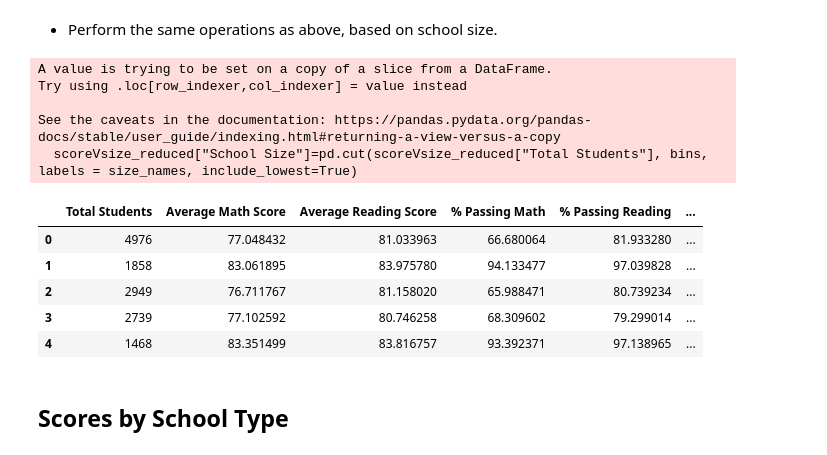
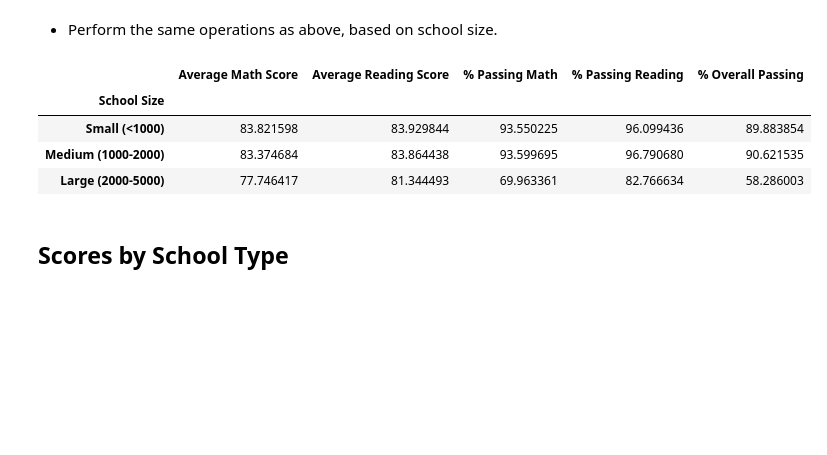
Before and after one commit to elsafig/pandas-challenge-repo, a Jupyter notebook: PyCitySchools/PyCitySchools.ipynb, the cells around one changed output. Saved outputs shown, nothing was run; the diff lists cells and outputs as text; code cells hidden in the pictures; blank space fills up the shorter version.

```diff
--- a/PyCitySchools/PyCitySchools.ipynb
+++ b/PyCitySchools/PyCitySchools.ipynb
@@ -386,7 +383,7 @@ read_grade_summary
   * Overall Passing Rate (Average of the above two)
 # %%
 #start with school_summary_df that has all the data needed, reduce columns just to ones needed for this portion
-scoreVspending_reduced = school_summary_df[["Per Student Budget","Average Math Score","Average Reading Score", "% Passing Math","% Passing Reading","% Overall Passing"]]
+#scoreVspending_reduced = school_summary_df[["Per Student Budget","Average Math Score","Average Reading Score", "% Passing Math","% Passing Reading","% Overall Passing"]]
 
 #bins are 0, 585,630,645,680
 bins = [0, 585, 630, 645, 680]
@@ -394,6 +391,22 @@ bins = [0, 585, 630, 645, 680]
 #Create names for the 4 bins
 spend_range = ["<$585","$585-630","$630-645","$645-680"]
 
+school_summary_df["Spending Ranges (Per Student)"]=pd.cut(school_summary_df["Per Student Budget"], bins, labels = spend_range)
+
+math_avg = school_summary_df.groupby(["Spending Ranges (Per Student)"]).mean()["Average Math Score"]
+read_avg = school_summary_df.groupby(["Spending Ranges (Per Student)"]).mean()["Average Reading Score"]
+perc_pass_math = school_summary_df.groupby(["Spending Ranges (Per Student)"]).mean()["% Passing Math"]
+perc_pass_read = school_summary_df.groupby(["Spending Ranges (Per Student)"]).mean()["% Passing Reading"]
+perc_overall_pass = school_summary_df.groupby(["Spending Ranges (Per Student)"]).mean()["% Overall Passing"]
+# read_avg
+scoreVspend_df = pd.DataFrame({"Average Math Score" : math_avg.round(2),
+                            "Average Reading Score": read_avg.round(2),
+                            "% Passing Math" : perc_pass_math.round(2),
+                            "% Passing Reading" :  perc_pass_read.round(2),
+                            "% Overall Passing" : perc_overall_pass.round(2) })
+
+scoreVspend_df
+
 #df["Spending Ranges (Per Student)"]=pd.cut(df["Per Student Budget"], bins, labels = spend_range, include_lowest=True)
 # %% [output]
 |  | Average Math Score | Average Reading Score | % Passing Math | % Passing Reading | ... |
@@ -409,31 +422,37 @@ spend_range = ["<$585","$585-630","$630-645","$645-680"]
 # %%
 #school_summary_df=school_summary_df.reset_index()
 
 #start with school_summary_df that has all the data needed, reduce columns just to ones needed for this portion
-scoreVsize_reduced = school_summary_df[["Total Students","Average Math Score","Average Reading Score", "% Passing Math","% Passing Reading","% Overall Passing"]]
+#scoreVsize_reduced = school_summary_df[["Total Students","Average Math Score","Average Reading Score", "% Passing Math","% Passing Reading","% Overall Passing"]]
 
 #bins are 0, 1000, 2000, 5000
 bins = [0, 1000, 2000, 5000]
 
 #create names for bins
 size_names = ["Small (<1000)","Medium (1000-2000)","Large (2000-5000)"]
 
-scoreVsize_reduced["School Size"]=pd.cut(scoreVsize_reduced["Total Students"], bins, labels = size_names, include_lowest=True)
+school_summary_df["School Size"]=pd.cut(school_summary_df["Total Students"], bins, labels = size_names)
 
-scoreVsize_reduced.groupby("School Size")
-scoreVsize_reduced.head()
+#calculations for averages and percentages
+math_avg = school_summary_df.groupby(["School Size"]).mean()["Average Math Score"]
+read_avg = school_summary_df.groupby(["School Size"]).mean()["Average Reading Score"]
+perc_pass_math = school_summary_df.groupby(["School Size"]).mean()["% Passing Math"]
+perc_pass_read = school_summary_df.groupby(["School Size"]).mean()["% Passing Reading"]
+perc_overall_pass = school_summary_df.groupby(["School Size"]).mean()["% Overall Passing"]
+# read_avg
+scoreVsize_df = pd.DataFrame({"Average Math Score" : math_avg,
+                            "Average Reading Score": read_avg,
+                            "% Passing Math" : perc_pass_math,
+                            "% Passing Reading" :  perc_pass_read,
+                            "% Overall Passing" : perc_overall_pass })
+
+scoreVsize_df
 # %% [output]
-A value is trying to be set on a copy of a slice from a DataFrame.
-Try using .loc[row_indexer,col_indexer] = value instead
-
-See the caveats in the documentation: https://pandas.pydata.org/pandas-docs/stable/user_guide/indexing.html#returning-a-view-versus-a-copy
-  scoreVsize_reduced["School Size"]=pd.cut(scoreVsize_reduced["Total Students"], bins, labels = size_names, include_lowest=True)
-|  | Total Students | Average Math Score | Average Reading Score | % Passing Math | % Passing Reading | ... |
-| 0 | 4976 | 77.048432 | 81.033963 | 66.680064 | 81.933280 | ... |
-| 1 | 1858 | 83.061895 | 83.975780 | 94.133477 | 97.039828 | ... |
-| 2 | 2949 | 76.711767 | 81.158020 | 65.988471 | 80.739234 | ... |
-| 3 | 2739 | 77.102592 | 80.746258 | 68.309602 | 79.299014 | ... |
-| 4 | 1468 | 83.351499 | 83.816757 | 93.392371 | 97.138965 | ... |
+|  | Average Math Score | Average Reading Score | % Passing Math | % Passing Reading | % Overall Passing |
+| School Size |  |  |  |  |  |
+| Small (<1000) | 83.821598 | 83.929844 | 93.550225 | 96.099436 | 89.883854 |
+| Medium (1000-2000) | 83.374684 | 83.864438 | 93.599695 | 96.790680 | 90.621535 |
+| Large (2000-5000) | 77.746417 | 81.344493 | 69.963361 | 82.766634 | 58.286003 |
 # %% [markdown]
 ## Scores by School Type
 # %% [markdown]
```
Also changed, not shown: parts of 6 cells of this notebook.
